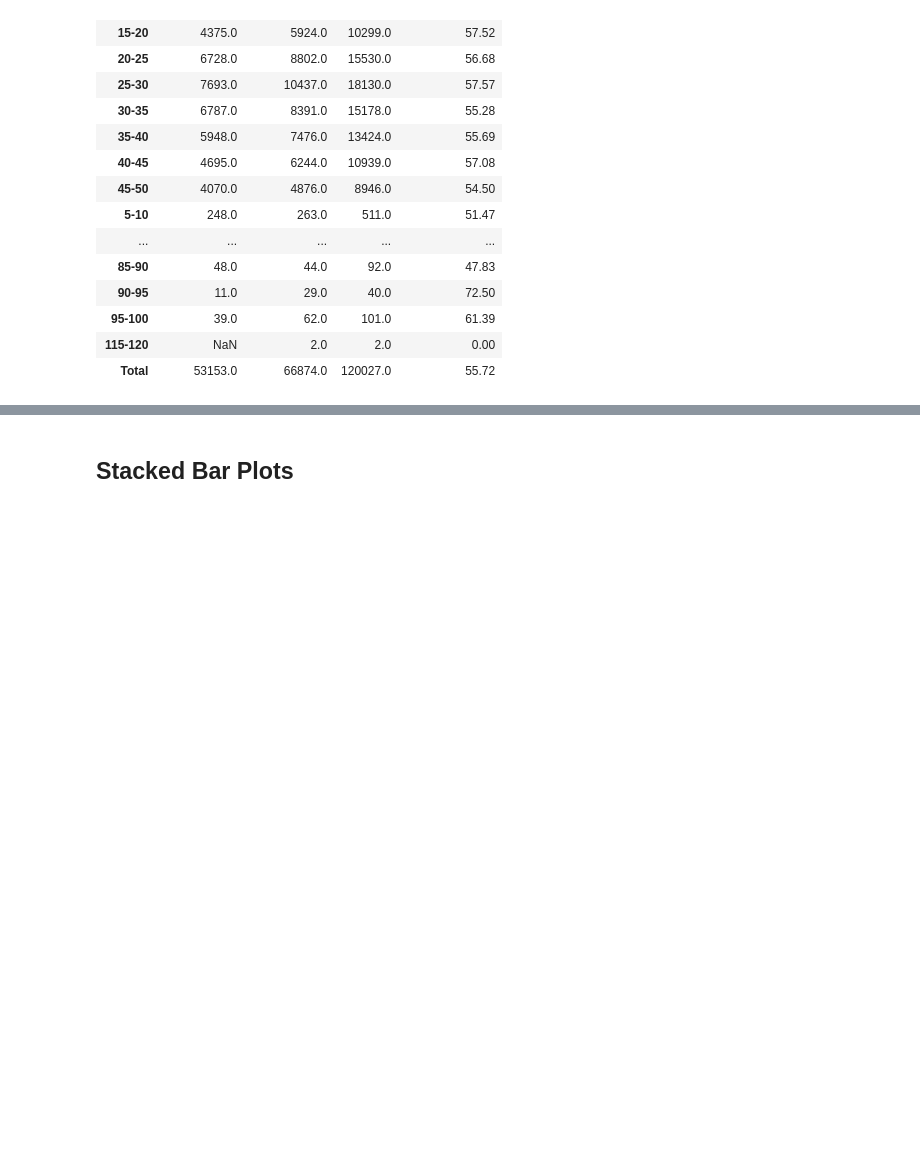
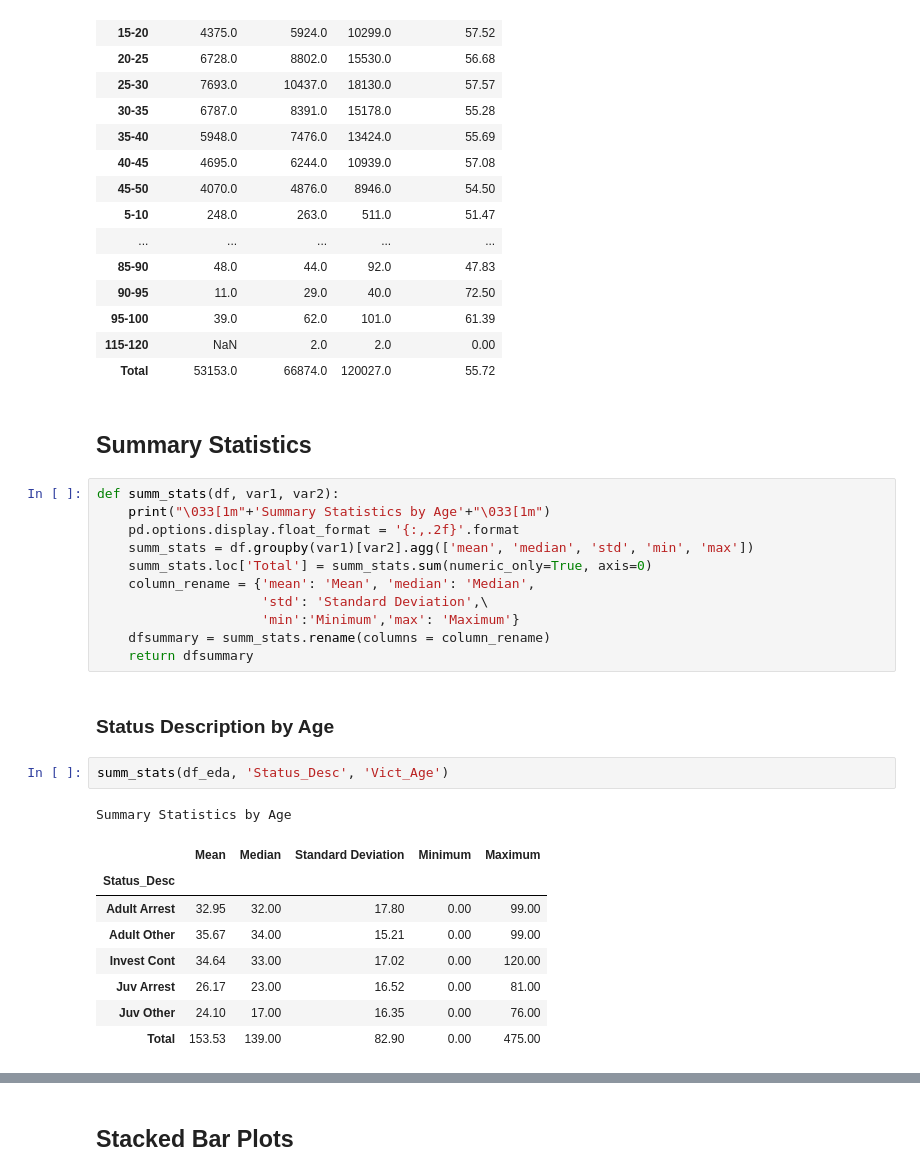
Before and after one commit to MSADS-Capstone/navigating_crime, a Jupyter notebook: Code Library/data_exploration_phase2.ipynb, the cells around one changed output, grey strips where cells are left out. Drawn from its saved outputs; the diff is of its cells as text; blank space fills up the shorter version.

```diff
--- a/Code Library/data_exploration_phase2.ipynb
+++ b/Code Library/data_exploration_phase2.ipynb
@@ -152,3 +181,30 @@ age_table
 | 95-100 | 39.0 | 62.0 | 101.0 | 61.39 |
 | 115-120 | NaN | 2.0 | 2.0 | 0.00 |
 | Total | 53153.0 | 66874.0 | 120027.0 | 55.72 |
+# %% [markdown]
+## Summary Statistics
+# %%
+def summ_stats(df, var1, var2):
+    print("\033[1m"+'Summary Statistics by Age'+"\033[1m")
+    pd.options.display.float_format = '{:,.2f}'.format
+    summ_stats = df.groupby(var1)[var2].agg(['mean', 'median', 'std', 'min', 'max'])
+    summ_stats.loc['Total'] = summ_stats.sum(numeric_only=True, axis=0)
+    column_rename = {'mean': 'Mean', 'median': 'Median',
+                     'std': 'Standard Deviation',\
+                     'min':'Minimum','max': 'Maximum'}
+    dfsummary = summ_stats.rename(columns = column_rename)
+    return dfsummary
+# %% [markdown]
+### Status Description by Age
+# %%
+summ_stats(df_eda, 'Status_Desc', 'Vict_Age')
+# %% [output]
+Summary Statistics by Age
+|  | Mean | Median | Standard Deviation | Minimum | Maximum |
+| Status_Desc |  |  |  |  |  |
+| Adult Arrest | 32.95 | 32.00 | 17.80 | 0.00 | 99.00 |
+| Adult Other | 35.67 | 34.00 | 15.21 | 0.00 | 99.00 |
+| Invest Cont | 34.64 | 33.00 | 17.02 | 0.00 | 120.00 |
+| Juv Arrest | 26.17 | 23.00 | 16.52 | 0.00 | 81.00 |
+| Juv Other | 24.10 | 17.00 | 16.35 | 0.00 | 76.00 |
+| Total | 153.53 | 139.00 | 82.90 | 0.00 | 475.00 |
```
Also changed, not shown: parts of 10 cells of this notebook, 2 other files.
